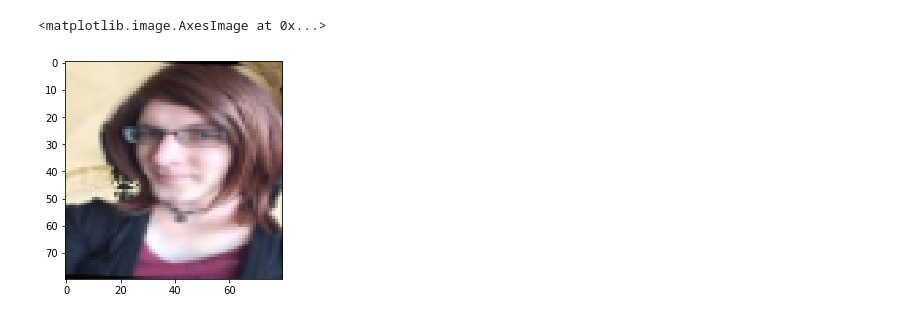
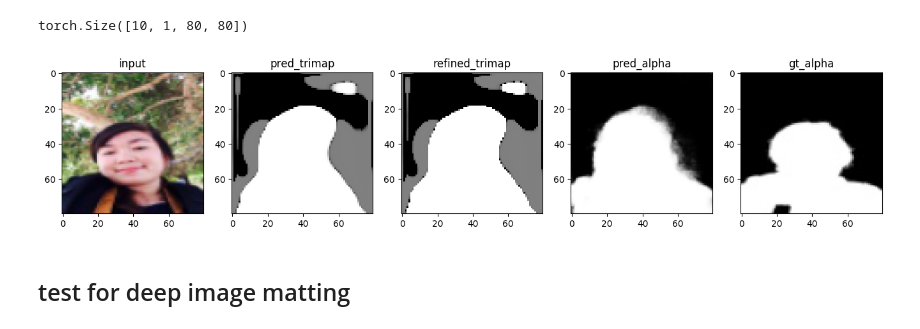
Before and after one commit to tan1p0p/ambiguous-segmentation, a Jupyter notebook: notebooks/evaluation.ipynb, the cells around one changed output. Saved outputs shown, nothing was run; the diff lists cells and outputs as text; code cells hidden in the pictures.

```diff
--- a/notebooks/evaluation.ipynb
+++ b/notebooks/evaluation.ipynb
@@ -30,3 +57,0 @@ for pile, fg, bg, alpha in dataloader:
-# %%
-sample = (alpha.detach().numpy()[0].reshape([80, 80]) * 255).astype('uint8')
-plt.imshow(sample)
@@ -36,6 +58,28 @@ plt.imshow(sample)
-# %%
-sample = (pile.detach().numpy()[0].transpose(1, 2, 0))
-plt.imshow(sample)
-# %% [output]
-<matplotlib.image.AxesImage at 0x...>
-[figure, removed]
+# %%
+concat = torch.cat((pile, pred_trimap.cpu()), dim=1)
+upsample = nn.UpsamplingBilinear2d(scale_factor=4)
+maxpool = nn.MaxPool2d(4)
+pred_alpha_big, _ = matting_stage(upsample(concat))
+pred_alpha = maxpool(pred_alpha_big)
+# %%
+refined_trimap = pred_trimap.cpu().where(pred_trimap.cpu() < 0.66, torch.Tensor([1.]))
+refined_trimap = refined_trimap.cpu().where(pred_trimap.cpu() > 0.33, torch.Tensor([0.]))
+refined_trimap.shape
+# %% [output]
+torch.Size([10, 1, 80, 80])
+# %%
+fig = plt.figure(figsize=(20, 5), dpi=100)
+for i, imgs in enumerate([fg, pred_trimap, refined_trimap, pred_alpha, alpha]):
+    sample = imgs[9].cpu().detach().numpy()
+    if sample.shape[0] == 1:
+        sample = sample.reshape([80, 80])
+    else:
+        sample = sample.transpose((1, 2, 0))
+    sub = fig.add_subplot(1, 6, i+1)
+    titles = ['input', 'pred_trimap', 'refined_trimap', 'pred_alpha', 'gt_alpha']
+    plt.title(titles[i])
+    sub.imshow(sample, cmap = "gray")
+# %% [output]
+[figure, added]
+# %% [markdown]
+## test for deep image matting
```
Also changed, not shown: parts of 24 cells of this notebook, 6 other files.
